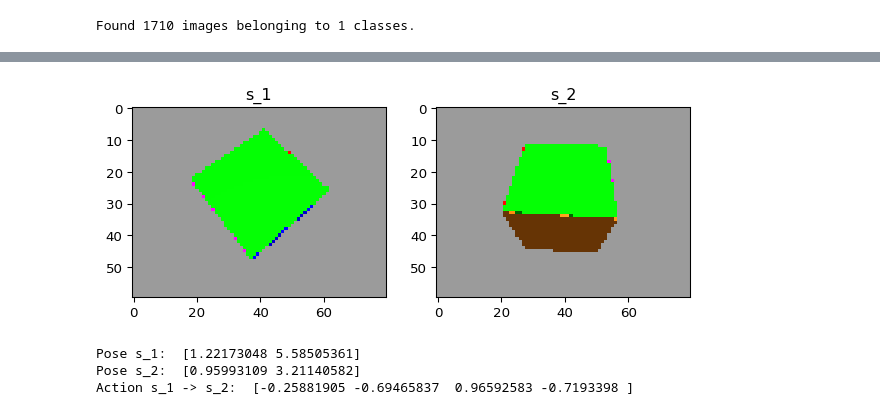
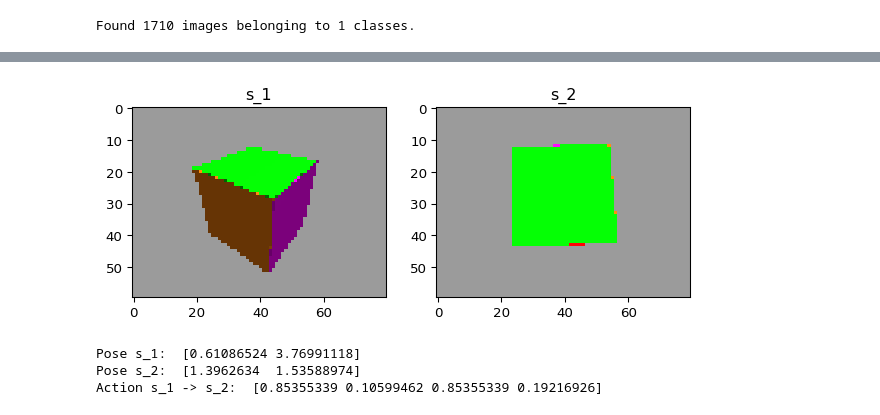
Before and after one commit to tik0/2019_QUT_DAAD_DEMO, a Jupyter notebook: notebooks/ICM_rubiks_simple.ipynb, the cells around one changed output, grey strips where cells are left out. Saved outputs shown, nothing was run; the diff lists cells and outputs as text; code cells hidden in the pictures.

```diff
--- a/notebooks/ICM_rubiks_simple.ipynb
+++ b/notebooks/ICM_rubiks_simple.ipynb
@@ -14,7 +14,7 @@ import matplotlib.pyplot as plt
 from mpl_toolkits.mplot3d import Axes3D
 import matplotlib.mlab as mlab
 import matplotlib.image as mpimg
-plt.rcParams["figure.figsize"] = [20,20]
+#plt.rcParams["figure.figsize"] = [20,20]
 from scipy.stats import norm
 from keras.utils.vis_utils import model_to_dot
 from keras.utils import plot_model
@@ -73,38 +77,40 @@ Found 1710 images belonging to 1 classes.
 # %%
 # Create the action/perception tuples
 num_tuples = int(10 * num_data)
 
 # Creates actions for given start and end angles
 def angle_diff(s, e):
-    return np.concatenate([np.sin(e - s), np.cos(e - s)], axis=1)
+    return (1 + np.concatenate([np.sin(e - s), np.cos(e - s)], axis=1)) / 2.0
+    #return np.concatenate([e - s, e - s], axis=1)
 
 # example for angle_diff
 #s = np.asarray([[0.0, 0.0], [0.0, 0.0], [np.pi/2, 0.0]])
 #e = np.asarray([[np.pi/2, -np.pi/2], [np.pi/2, -np.pi/2], [np.pi/2, -np.pi/2]])
 #print(angle_diff(s, e))
 
+np.random.seed(0)
 s1_idx = np.random.randint(0, high=num_data, size=num_tuples)
 s2_idx = np.random.randint(0, high=num_data, size=num_tuples)
 
 X_train_actions = angle_diff(pose_pitch_yaw[s1_idx], pose_pitch_yaw[s2_idx])
 X_train_s1 = X_train[s1_idx]
 X_train_s2 = X_train[s2_idx]
 
 # Show a tuple
 f, ax = plt.subplots(1,2,figsize=(7.5,7.5), dpi=96)
 ax[0].imshow(X_train_s1[0])
 ax[1].imshow(X_train_s2[0])
 ax[0].set_title('s_1')
 ax[1].set_title('s_2')
 plt.show()
 print("Pose s_1: ", pose_pitch_yaw[s1_idx[0]])
 print("Pose s_2: ", pose_pitch_yaw[s2_idx[0]])
 print("Action s_1 -> s_2: ", X_train_actions[0])
 # %% [output]
-[figure, old version]
+[figure, new version]
-Pose s_1:  [1.22173048 5.58505361]
-Pose s_2:  [0.95993109 3.21140582]
-Action s_1 -> s_2:  [-0.25881905 -0.69465837  0.96592583 -0.7193398 ]
+Pose s_1:  [0.61086524 3.76991118]
+Pose s_2:  [1.3962634  1.53588974]
+Action s_1 -> s_2:  [0.85355339 0.10599462 0.85355339 0.19216926]
 # %%
 # input image dimensions and config
 batch_size = 128
```
Also changed, not shown: parts of 7 cells of this notebook.
